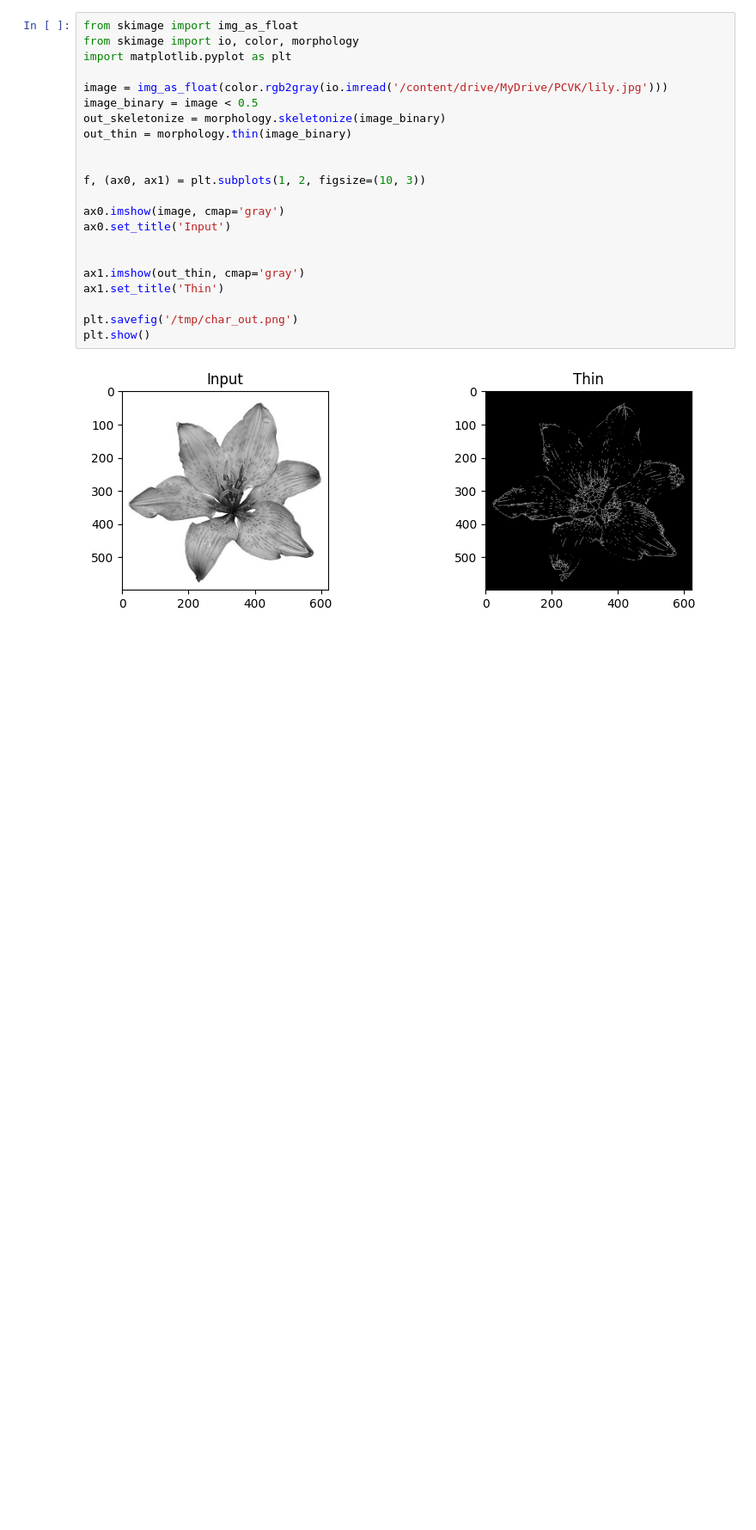
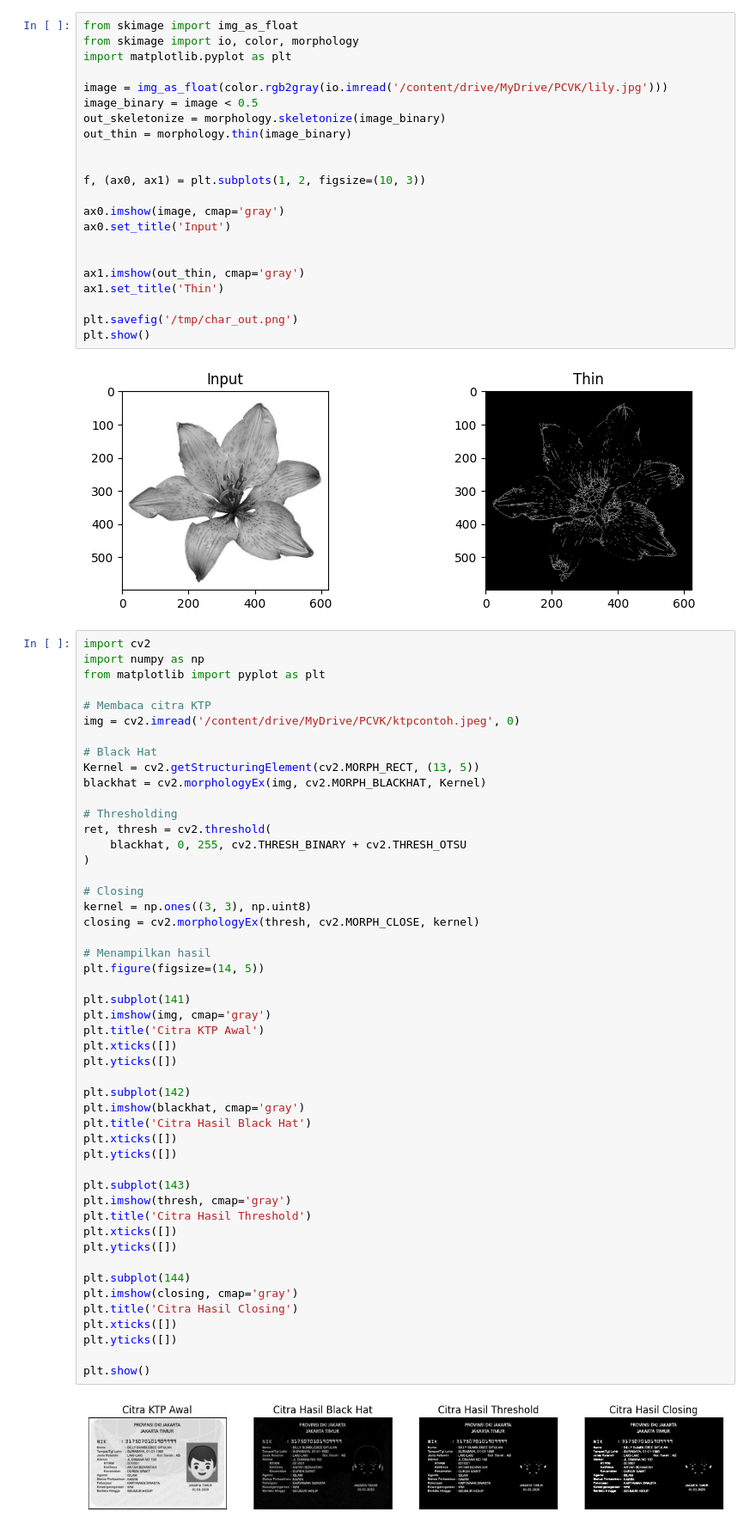
Before and after one commit to dnanaat/PCVK_Genap_2026, a Jupyter notebook: Week9_09.ipynb, the cells around one changed output. Shown at 86% size. Saved outputs shown, nothing was run; the diff lists cells and outputs as text; blank space fills up the shorter version.

```diff
--- a/Week9_09.ipynb
+++ b/Week9_09.ipynb
@@ -529,3 +529,54 @@ plt.savefig('/tmp/char_out.png')
 plt.show()
 # %% [output]
 [figure]
+# %%
+import cv2
+import numpy as np
+from matplotlib import pyplot as plt
+
+# Membaca citra KTP
+img = cv2.imread('/content/drive/MyDrive/PCVK/ktpcontoh.jpeg', 0)
+
+# Black Hat
+Kernel = cv2.getStructuringElement(cv2.MORPH_RECT, (13, 5))
+blackhat = cv2.morphologyEx(img, cv2.MORPH_BLACKHAT, Kernel)
+
+# Thresholding
+ret, thresh = cv2.threshold(
+    blackhat, 0, 255, cv2.THRESH_BINARY + cv2.THRESH_OTSU
+)
+
+# Closing
+kernel = np.ones((3, 3), np.uint8)
+closing = cv2.morphologyEx(thresh, cv2.MORPH_CLOSE, kernel)
+
+# Menampilkan hasil
+plt.figure(figsize=(14, 5))
+
+plt.subplot(141)
+plt.imshow(img, cmap='gray')
+plt.title('Citra KTP Awal')
+plt.xticks([])
+plt.yticks([])
+
+plt.subplot(142)
+plt.imshow(blackhat, cmap='gray')
+plt.title('Citra Hasil Black Hat')
+plt.xticks([])
+plt.yticks([])
+
+plt.subplot(143)
+plt.imshow(thresh, cmap='gray')
+plt.title('Citra Hasil Threshold')
+plt.xticks([])
+plt.yticks([])
+
+plt.subplot(144)
+plt.imshow(closing, cmap='gray')
+plt.title('Citra Hasil Closing')
+plt.xticks([])
+plt.yticks([])
+
+plt.show()
+# %% [output]
+[figure, added]
```
